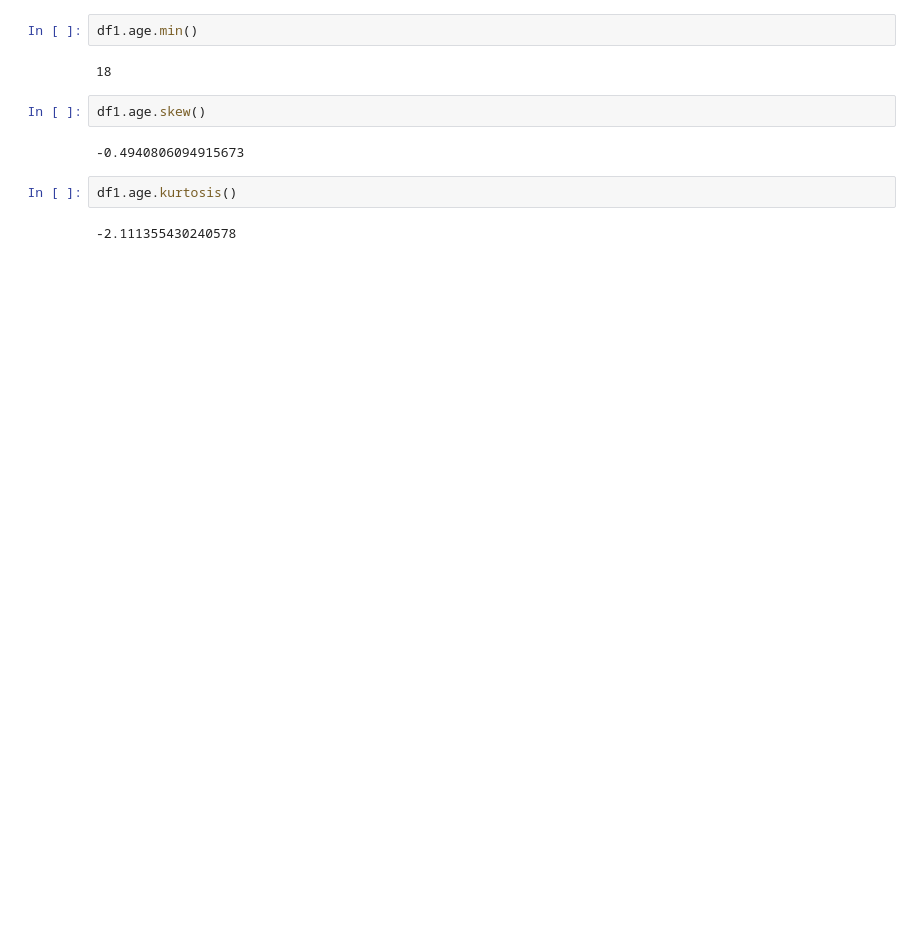
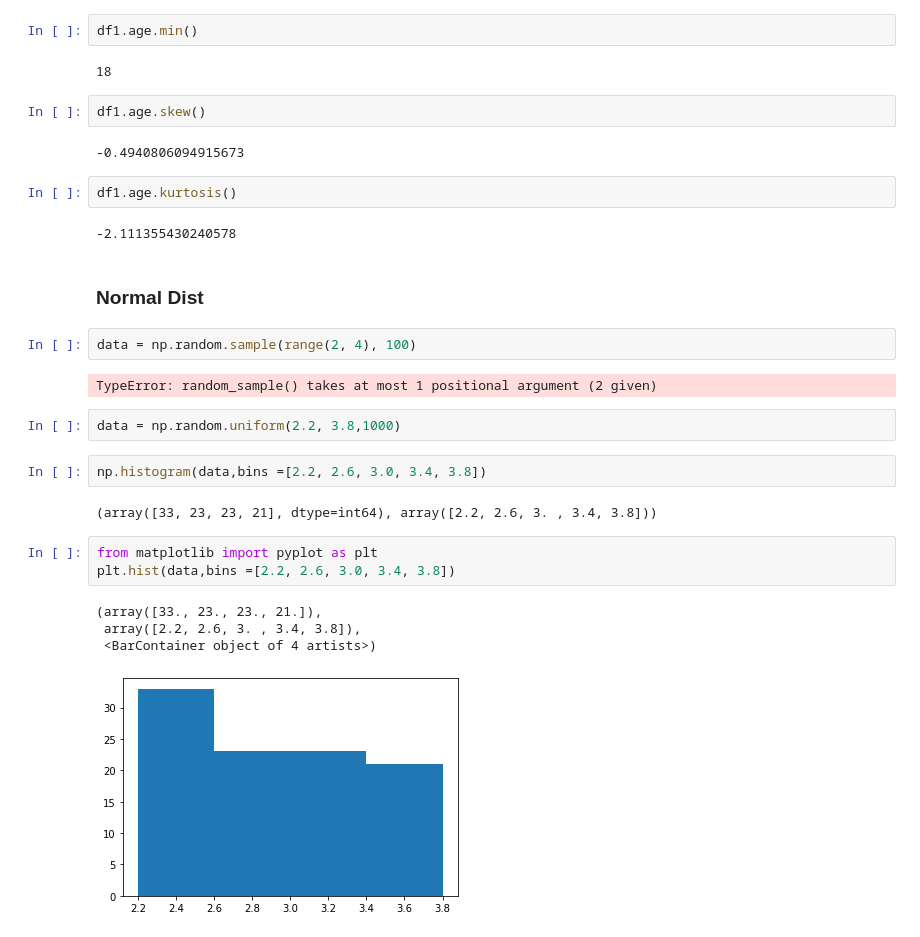
Before and after one commit to DSamyukta/TrainingClasses, a Jupyter notebook: Statistics2.ipynb, the cells around one changed output. Cells and saved outputs as stored; diff of their text form; blank space fills up the shorter version.

```diff
--- a/Statistics2.ipynb
+++ b/Statistics2.ipynb
@@ -245,3 +245,23 @@ df1.age.skew()
 df1.age.kurtosis()
 # %% [output]
 -2.111355430240578
+# %% [markdown]
+### Normal Dist
+# %%
+data = np.random.sample(range(2, 4), 100)
+# %% [output]
+TypeError: random_sample() takes at most 1 positional argument (2 given)
+# %%
+data = np.random.uniform(2.2, 3.8,1000)
+# %%
+np.histogram(data,bins =[2.2, 2.6, 3.0, 3.4, 3.8])
+# %% [output]
+(array([33, 23, 23, 21], dtype=int64), array([2.2, 2.6, 3. , 3.4, 3.8]))
+# %%
+from matplotlib import pyplot as plt
+plt.hist(data,bins =[2.2, 2.6, 3.0, 3.4, 3.8])
+# %% [output]
+(array([33., 23., 23., 21.]),
+ array([2.2, 2.6, 3. , 3.4, 3.8]),
+ <BarContainer object of 4 artists>)
+[figure, added]
```
Also changed, not shown: parts of 9 cells of this notebook.
